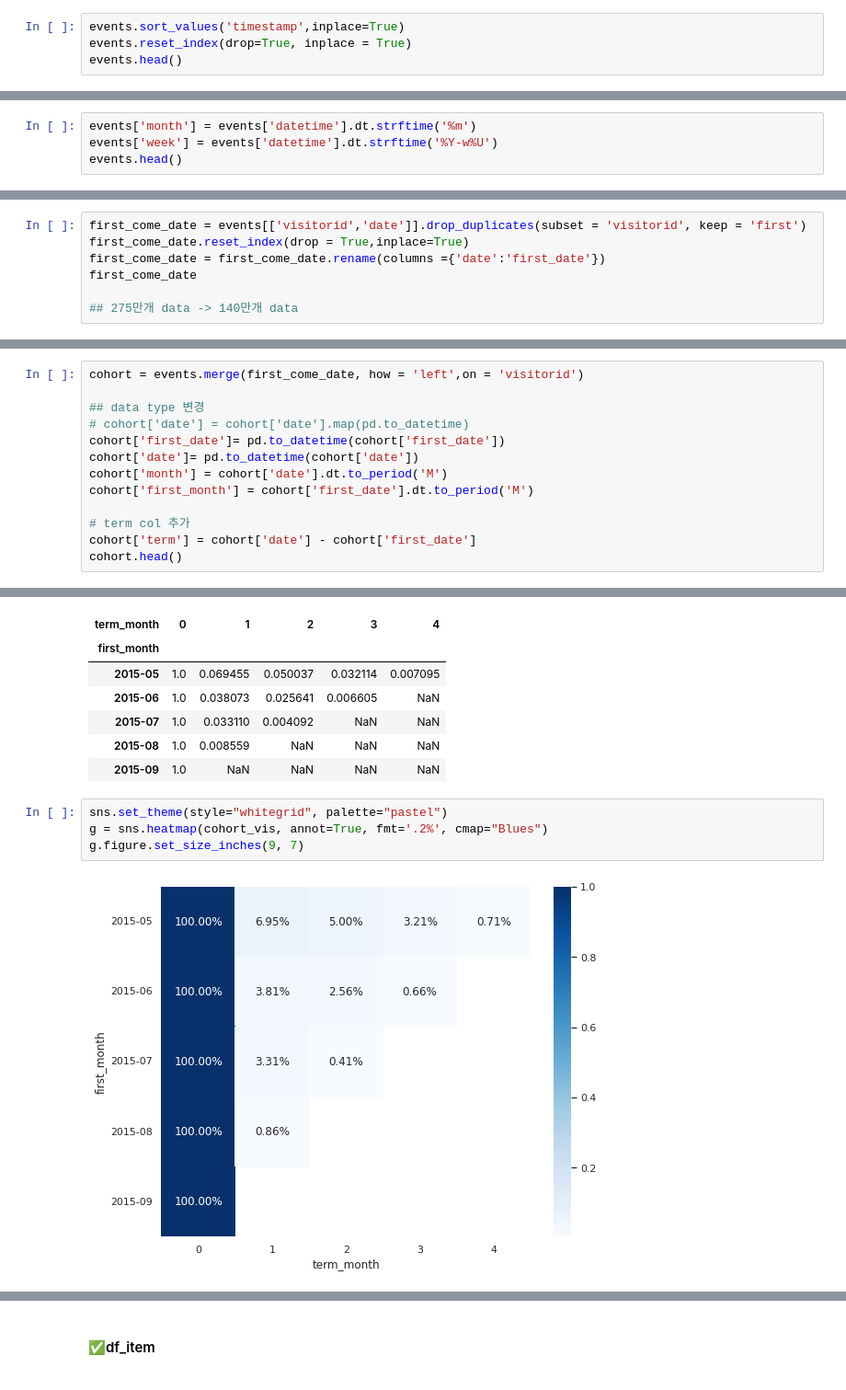
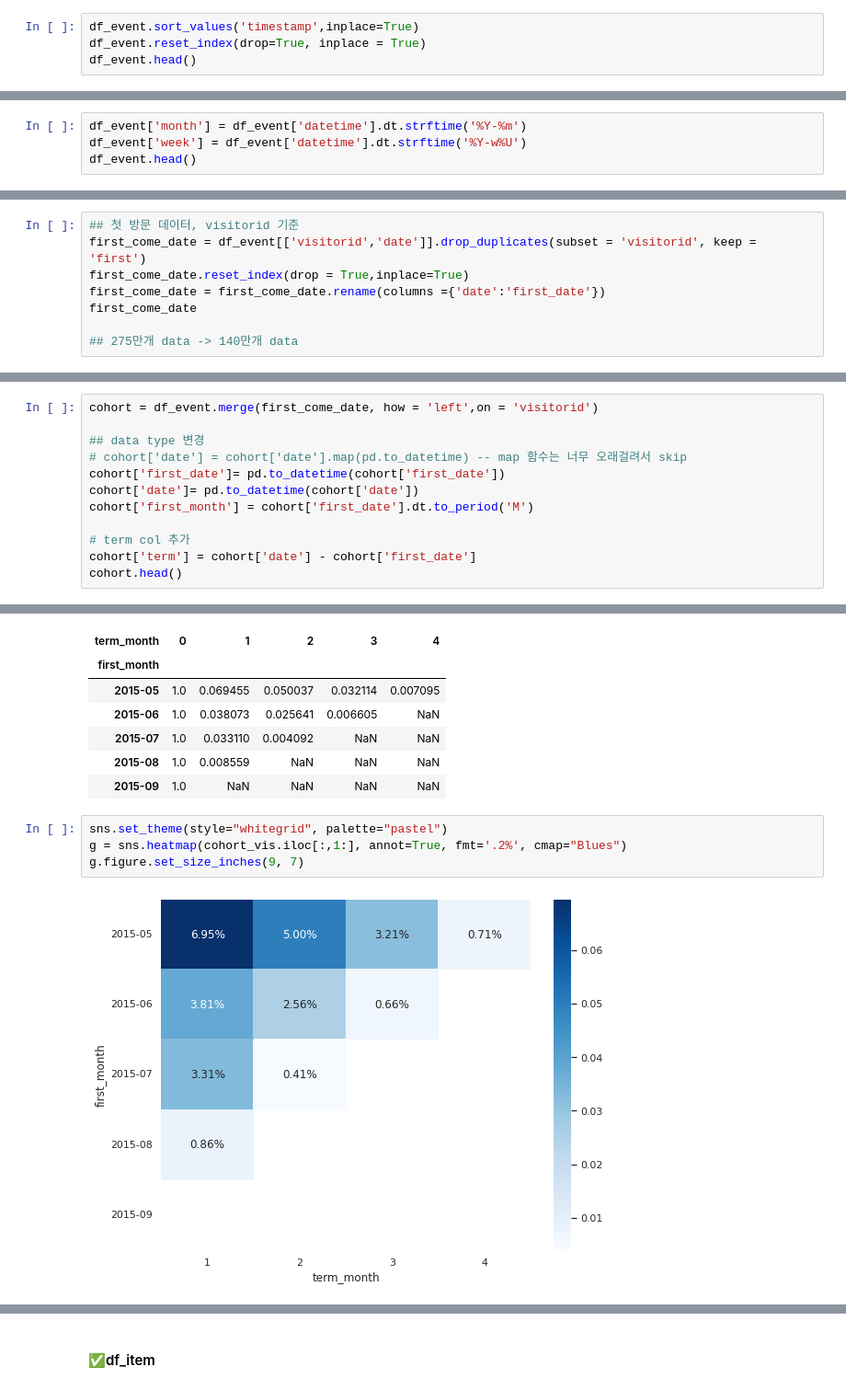
Before and after one commit to tkasod2/TIL, a Jupyter notebook: prj_analysis/Retailrocket_recommender_system_datase.ipynb, the cells around one changed output, grey strips where cells are left out. Shown at 92% size. Saved outputs shown, nothing was run; the diff lists cells and outputs as text.

```diff
--- a/prj_analysis/Retailrocket_recommender_system_datase.ipynb
+++ b/prj_analysis/Retailrocket_recommender_system_datase.ipynb
@@ -158,9 +194,9 @@ events.groupby('event')['transactionid'].count().reset_index().rename(columns =
 | 1 | transaction | 22457 |
 | 2 | view | 0 |
 # %%
-events.sort_values('timestamp',inplace=True)
-events.reset_index(drop=True, inplace = True)
-events.head()
+df_event.sort_values('timestamp',inplace=True)
+df_event.reset_index(drop=True, inplace = True)
+df_event.head()
 # %% [output]
 |  | timestamp | visitorid | event | itemid | transactionid | datetime | date |
 | 0 | 1430622004384 | 693516 | addtocart | 297662 | NaN | 2015-05-03 03:00:04.384 | 2015-05-03 |
@@ -188,8 +224,8 @@ memory usage: 147.2+ MB
 # %% [markdown]
 #### DAU, MAU, WAU, DAU/MAU
 # %%
-events['month'] = events['datetime'].dt.strftime('%m')
-events['week'] = events['datetime'].dt.strftime('%Y-w%U')
-events.head()
+df_event['month'] = df_event['datetime'].dt.strftime('%Y-%m')
+df_event['week'] = df_event['datetime'].dt.strftime('%Y-w%U')
+df_event.head()
 # %% [output]
 |  | timestamp | visitorid | event | itemid | transactionid | datetime | date | month | week |
@@ -275,7 +311,8 @@ DAU/MAU :  0.03597122302158274
 # %% [markdown]
 #### Cohort 분석
 # %%
-first_come_date = events[['visitorid','date']].drop_duplicates(subset = 'visitorid', keep = 'first')
+## 첫 방문 데이터, visitorid 기준
+first_come_date = df_event[['visitorid','date']].drop_duplicates(subset = 'visitorid', keep = 'first')
 first_come_date.reset_index(drop = True,inplace=True)
 first_come_date = first_come_date.rename(columns ={'date':'first_date'})
 first_come_date
@@ -318,11 +335,10 @@ memory usage: 231.3+ MB
 # %%
-cohort = events.merge(first_come_date, how = 'left',on = 'visitorid')
+cohort = df_event.merge(first_come_date, how = 'left',on = 'visitorid')
 
 ## data type 변경
-# cohort['date'] = cohort['date'].map(pd.to_datetime)
+# cohort['date'] = cohort['date'].map(pd.to_datetime) -- map 함수는 너무 오래걸려서 skip
 cohort['first_date']= pd.to_datetime(cohort['first_date'])
 cohort['date']= pd.to_datetime(cohort['date'])
-cohort['month'] = cohort['date'].dt.to_period('M')
 cohort['first_month'] = cohort['first_date'].dt.to_period('M')
 
 # term col 추가
@@ -438,7 +450,7 @@ cohort_vis
 | 2015-09 | 1.0 | NaN | NaN | NaN | NaN |
 # %%
 sns.set_theme(style="whitegrid", palette="pastel")
-g = sns.heatmap(cohort_vis, annot=True, fmt='.2%', cmap="Blues")
+g = sns.heatmap(cohort_vis.iloc[:,1:], annot=True, fmt='.2%', cmap="Blues")
 g.figure.set_size_inches(9, 7)
 # %% [output]
-[figure, old version]
+[figure, new version]
```
Also changed, not shown: parts of 34 cells of this notebook.
